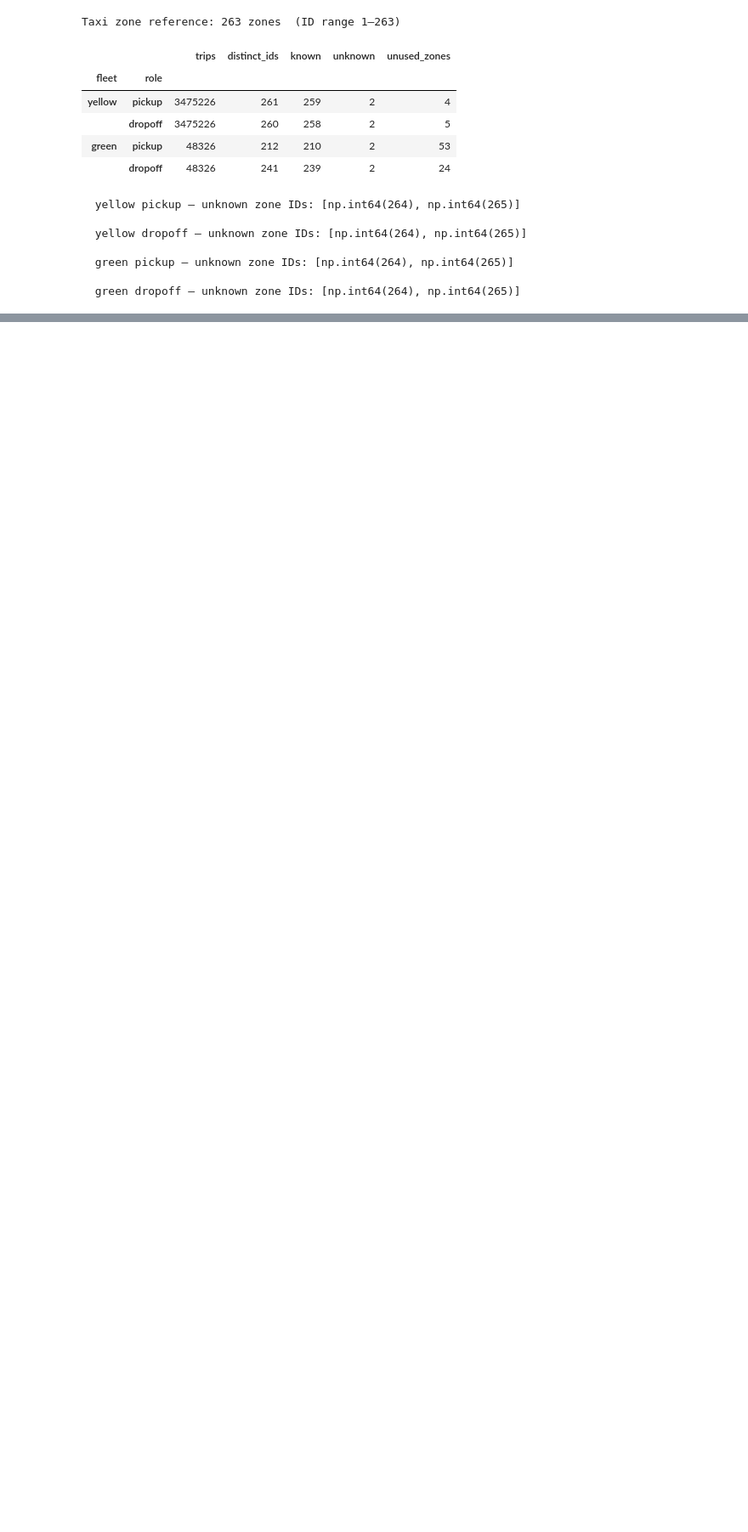
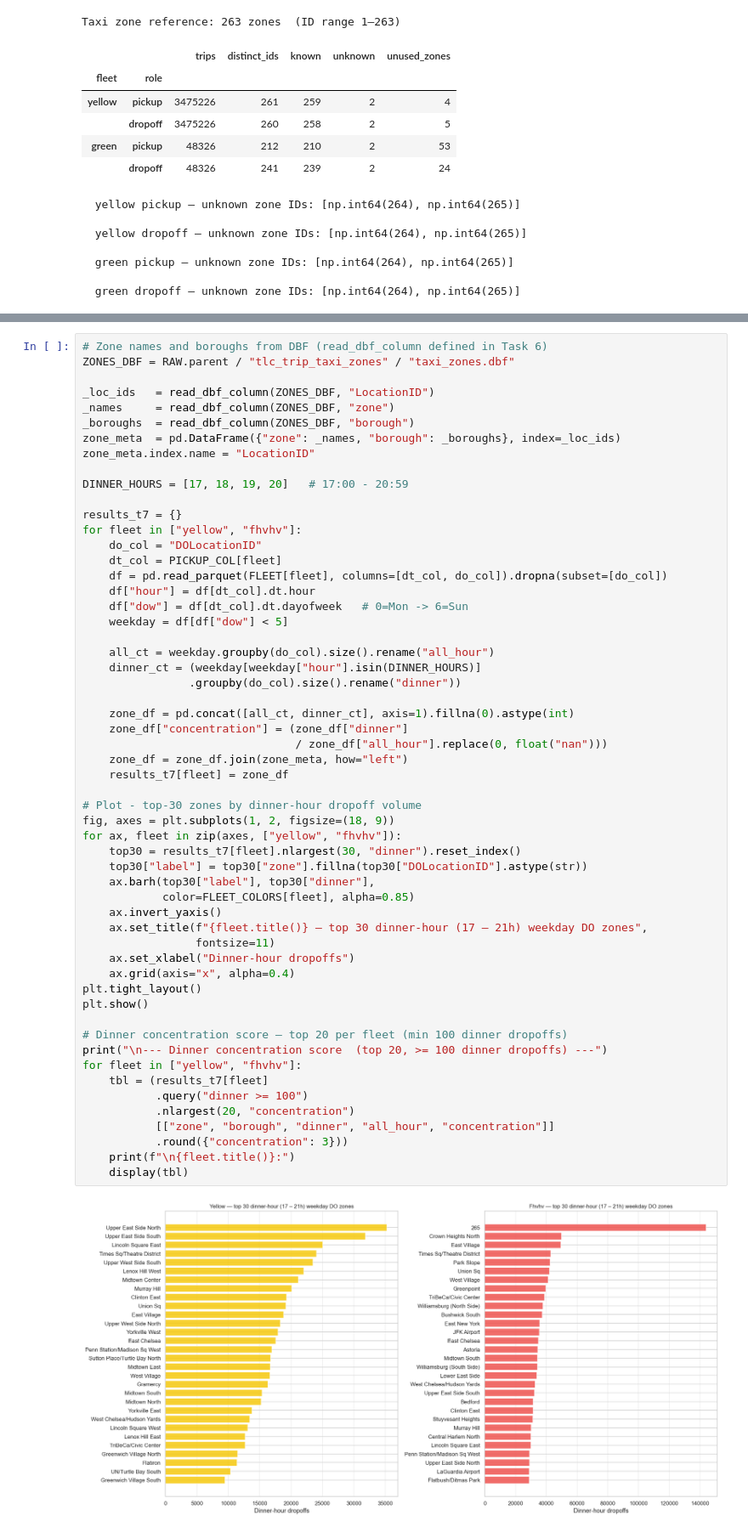
Before and after one commit to tungtt/cab-cravings, a Jupyter notebook: notebooks/01_tlc_eda.ipynb, the cells around one changed output, grey strips where cells are left out. Shown at 85% size. Saved outputs shown, nothing was run; the diff lists cells and outputs as text; blank space fills up the shorter version.

Commit message:
[upd] Continue the exploratory analysis of trip data

```diff
--- a/notebooks/01_tlc_eda.ipynb
+++ b/notebooks/01_tlc_eda.ipynb
@@ -737,0 +794,58 @@ Taxi zone reference: 263 zones  (ID range 1–263)
+# %%
+# Zone names and boroughs from DBF (read_dbf_column defined in Task 6)
+ZONES_DBF = RAW.parent / "tlc_trip_taxi_zones" / "taxi_zones.dbf"
+
+_loc_ids   = read_dbf_column(ZONES_DBF, "LocationID")
+_names     = read_dbf_column(ZONES_DBF, "zone")
+_boroughs  = read_dbf_column(ZONES_DBF, "borough")
+zone_meta  = pd.DataFrame({"zone": _names, "borough": _boroughs}, index=_loc_ids)
+zone_meta.index.name = "LocationID"
+
+DINNER_HOURS = [17, 18, 19, 20]   # 17:00 - 20:59
+
+results_t7 = {}
+for fleet in ["yellow", "fhvhv"]:
+    do_col = "DOLocationID"
+    dt_col = PICKUP_COL[fleet]
+    df = pd.read_parquet(FLEET[fleet], columns=[dt_col, do_col]).dropna(subset=[do_col])
+    df["hour"] = df[dt_col].dt.hour
+    df["dow"] = df[dt_col].dt.dayofweek   # 0=Mon -> 6=Sun
+    weekday = df[df["dow"] < 5]
+
+    all_ct = weekday.groupby(do_col).size().rename("all_hour")
+    dinner_ct = (weekday[weekday["hour"].isin(DINNER_HOURS)]
+                .groupby(do_col).size().rename("dinner"))
+
+    zone_df = pd.concat([all_ct, dinner_ct], axis=1).fillna(0).astype(int)
+    zone_df["concentration"] = (zone_df["dinner"]
+                                / zone_df["all_hour"].replace(0, float("nan")))
+    zone_df = zone_df.join(zone_meta, how="left")
+    results_t7[fleet] = zone_df
+
+# Plot - top-30 zones by dinner-hour dropoff volume
+fig, axes = plt.subplots(1, 2, figsize=(18, 9))
+for ax, fleet in zip(axes, ["yellow", "fhvhv"]):
+    top30 = results_t7[fleet].nlargest(30, "dinner").reset_index()
+    top30["label"] = top30["zone"].fillna(top30["DOLocationID"].astype(str))
+    ax.barh(top30["label"], top30["dinner"],
+            color=FLEET_COLORS[fleet], alpha=0.85)
+    ax.invert_yaxis()
+    ax.set_title(f"{fleet.title()} — top 30 dinner-hour (17 – 21h) weekday DO zones",
+                 fontsize=11)
+    ax.set_xlabel("Dinner-hour dropoffs")
+    ax.grid(axis="x", alpha=0.4)
+plt.tight_layout()
+plt.show()
+
+# Dinner concentration score — top 20 per fleet (min 100 dinner dropoffs)
+print("\n--- Dinner concentration score  (top 20, >= 100 dinner dropoffs) ---")
+for fleet in ["yellow", "fhvhv"]:
+    tbl = (results_t7[fleet]
+           .query("dinner >= 100")
+           .nlargest(20, "concentration")
+           [["zone", "borough", "dinner", "all_hour", "concentration"]]
+           .round({"concentration": 3}))
+    print(f"\n{fleet.title()}:")
+    display(tbl)
+# %% [output]
+[figure, added]
```
Also changed, not shown: parts of 22 cells of this notebook.
